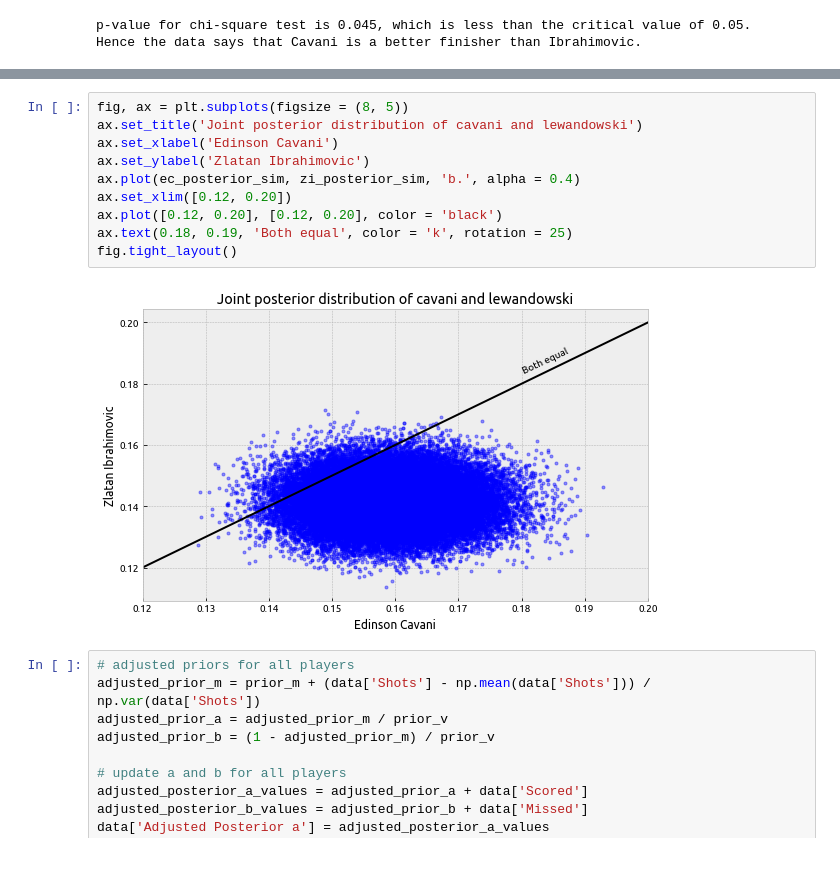
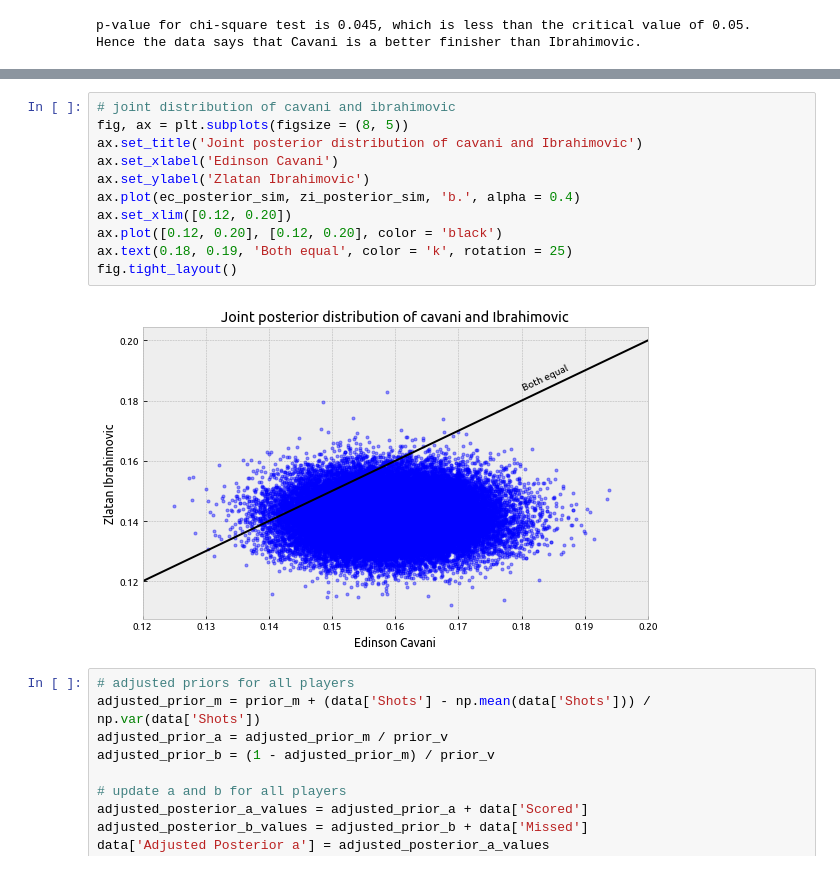
Before and after one commit to karangadiya/best-finishers-in-football, a Jupyter notebook: best-finishers-in-football.ipynb, the cells around one changed output, grey strips where cells are left out. Drawn from its saved outputs; the diff is of its cells as text.

```diff
--- a/best-finishers-in-football.ipynb
+++ b/best-finishers-in-football.ipynb
@@ -364,15 +369,16 @@ Probability that Cavani is a better finisher than Ibrahimovic: 0.94918
 # %%
+# joint distribution of cavani and ibrahimovic
 fig, ax = plt.subplots(figsize = (8, 5))
-ax.set_title('Joint posterior distribution of cavani and lewandowski')
+ax.set_title('Joint posterior distribution of cavani and Ibrahimovic')
 ax.set_xlabel('Edinson Cavani')
 ax.set_ylabel('Zlatan Ibrahimovic')
 ax.plot(ec_posterior_sim, zi_posterior_sim, 'b.', alpha = 0.4)
 ax.set_xlim([0.12, 0.20])
 ax.plot([0.12, 0.20], [0.12, 0.20], color = 'black')
 ax.text(0.18, 0.19, 'Both equal', color = 'k', rotation = 25)
 fig.tight_layout()
 # %% [output]
-[figure, old version]
+[figure, new version]
 # %%
 # adjusted priors for all players
 adjusted_prior_m = prior_m + (data['Shots'] - np.mean(data['Shots'])) / np.var(data['Shots'])
```
Also changed, not shown: parts of 8 cells of this notebook.
